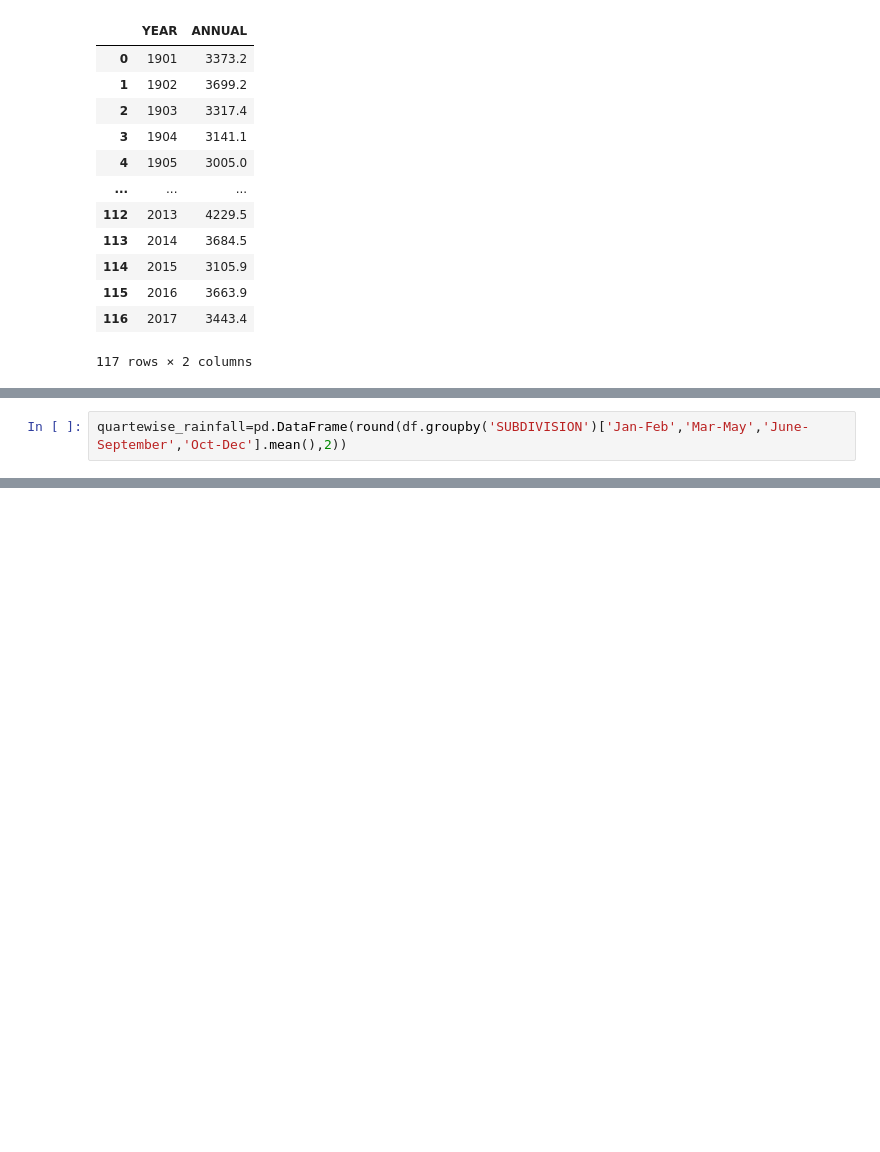
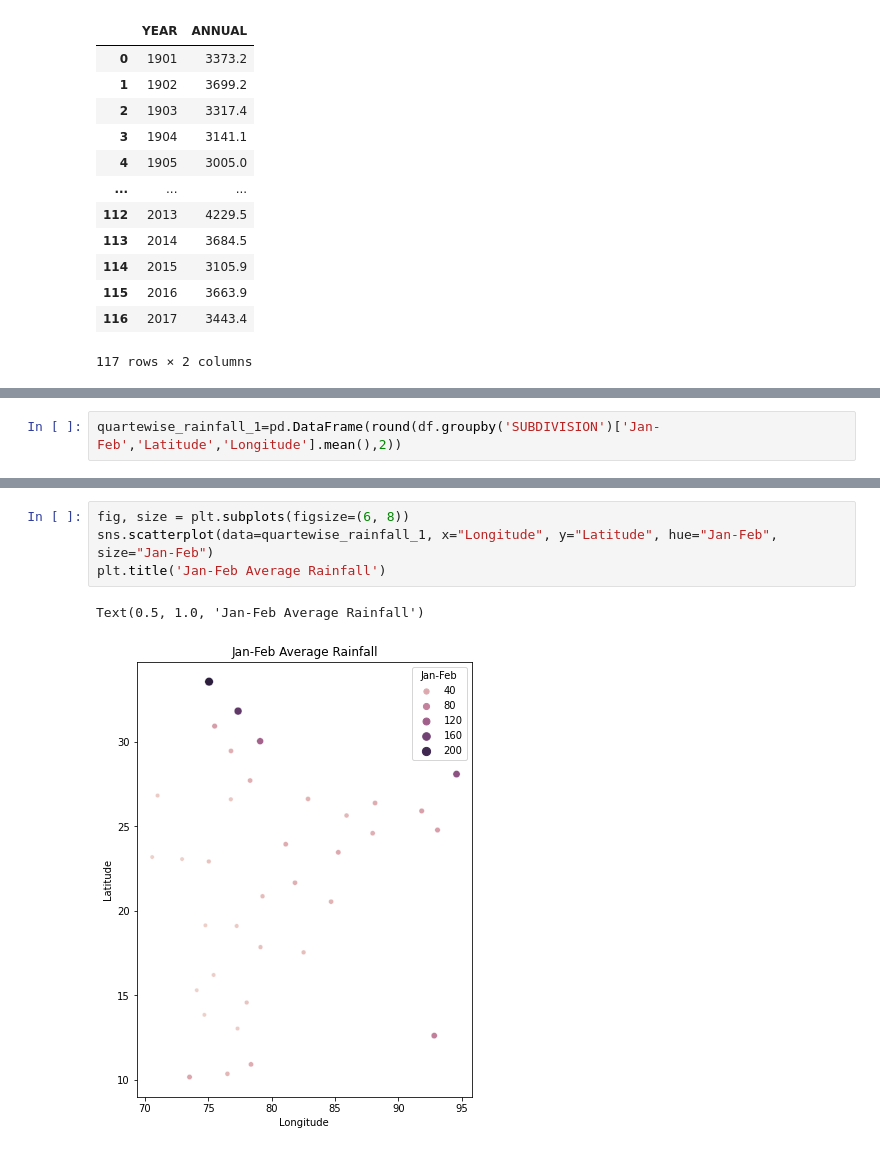
Before and after one commit to sammed97/Data-Analysis, a Jupyter notebook: Data_Analysis_Rainfall_in_India.ipynb, the cells around one changed output, grey strips where cells are left out. Cells and saved outputs as stored; diff of their text form; blank space fills up the shorter version.

Commit message:
Data_Analysis_Rainfall_in_India-Part 3

```diff
--- a/Data_Analysis_Rainfall_in_India.ipynb
+++ b/Data_Analysis_Rainfall_in_India.ipynb
@@ -233,2 +252,2 @@ max_rainfall_yearwise_df
 # %%
-quartewise_rainfall=pd.DataFrame(round(df.groupby('SUBDIVISION')['Jan-Feb','Mar-May','June-September','Oct-Dec'].mean(),2))
+quartewise_rainfall_1=pd.DataFrame(round(df.groupby('SUBDIVISION')['Jan-Feb','Latitude','Longitude'].mean(),2))
@@ -255,0 +275,7 @@ quartewise_rainfall
+# %%
+fig, size = plt.subplots(figsize=(6, 8))
+sns.scatterplot(data=quartewise_rainfall_1, x="Longitude", y="Latitude", hue="Jan-Feb", size="Jan-Feb")
+plt.title('Jan-Feb Average Rainfall')
+# %% [output]
+Text(0.5, 1.0, 'Jan-Feb Average Rainfall')
+[figure, added]
```
Also changed, not shown: parts of 11 cells of this notebook.
